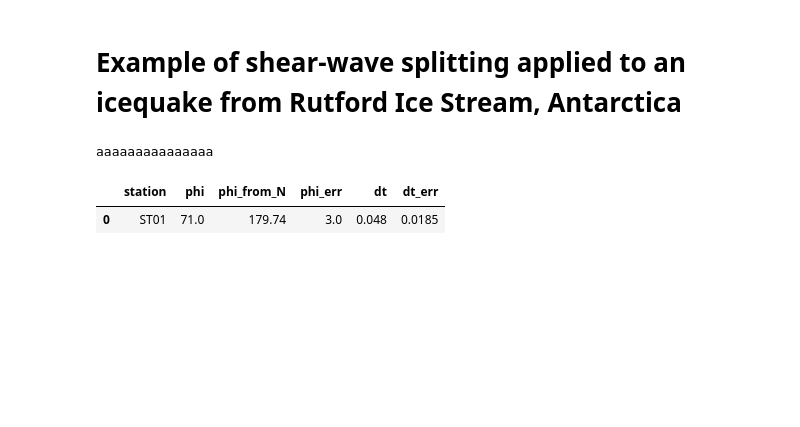
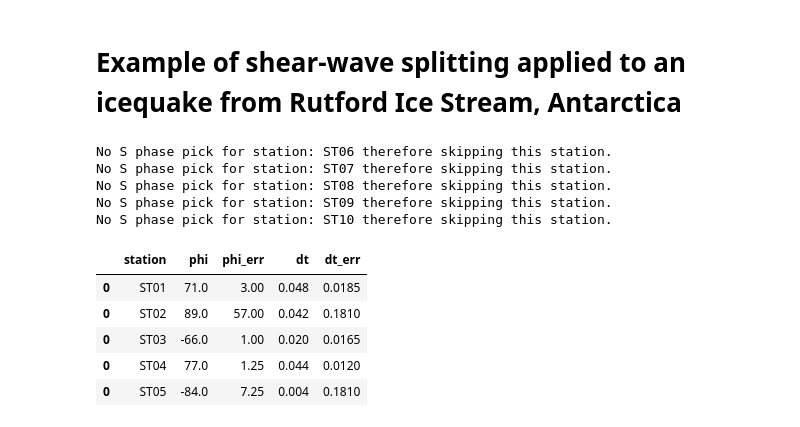
Before and after one commit to TomSHudson/swspy, a Jupyter notebook: examples/icequake_example/icequake_example.ipynb, the cells around one changed output. Saved outputs shown, nothing was run; the diff lists cells and outputs as text; code cells hidden in the pictures; blank space fills up the shorter version.

```diff
--- a/examples/icequake_example/icequake_example.ipynb
+++ b/examples/icequake_example/icequake_example.ipynb
@@ -28,19 +28,27 @@ st = load_wfs_obj.read_waveform_data()
 #     st[i].data = st[i].data + 0.3*np.roll(st[i].data, int(np.random.uniform(-100, 100,1))) + 0.3*np.roll(st[i].data, int(np.random.uniform(-100, 100,1)))
 # %%
 # Calculate splitting:
-splitting_event = swspy.splitting.create_splitting_object(st.select(station="ST01"), nonlinloc_event_path) #(st, nonlinloc_event_path) #(st.select(station="ST01"), nonlinloc_event_path)
+splitting_event = swspy.splitting.create_splitting_object(st, nonlinloc_event_path) #(st, nonlinloc_event_path) #(st.select(station="ST01"), nonlinloc_event_path)
 splitting_event.overall_win_start_pre_fast_S_pick = 0.3 #0.1
 splitting_event.win_S_pick_tolerance = 0.1
 splitting_event.overall_win_start_post_fast_S_pick = 0.2 #0.2
 splitting_event.rotate_step_deg = 1.0 #2.5
 splitting_event.max_t_shift_s = 0.12
 splitting_event.n_win = 10 #5 #10
 # splitting_event.perform_sp
 splitting_event.perform_sws_analysis(coord_system="ZNE") #(coord_system="LQT") #(coord_system="ZNE")
 # %% [output]
-aaaaaaaaaaaaaaa
+No S phase pick for station: ST06 therefore skipping this station.
+No S phase pick for station: ST07 therefore skipping this station.
+No S phase pick for station: ST08 therefore skipping this station.
+No S phase pick for station: ST09 therefore skipping this station.
+No S phase pick for station: ST10 therefore skipping this station.
-|  | station | phi | phi_from_N | phi_err | dt | dt_err |
-| 0 | ST01 | 71.0 | 179.74 | 3.0 | 0.048 | 0.0185 |
+|  | station | phi | phi_err | dt | dt_err |
+| 0 | ST01 | 71.0 | 3.00 | 0.048 | 0.0185 |
+| 0 | ST02 | 89.0 | 57.00 | 0.042 | 0.1810 |
+| 0 | ST03 | -66.0 | 1.00 | 0.020 | 0.0165 |
+| 0 | ST04 | 77.0 | 1.25 | 0.044 | 0.0120 |
+| 0 | ST05 | -84.0 | 7.25 | 0.004 | 0.1810 |
 # %%
 splitting_event.plot()
 # %% [output]
```
Also changed, not shown: parts of 2 cells of this notebook, 1 other file.
